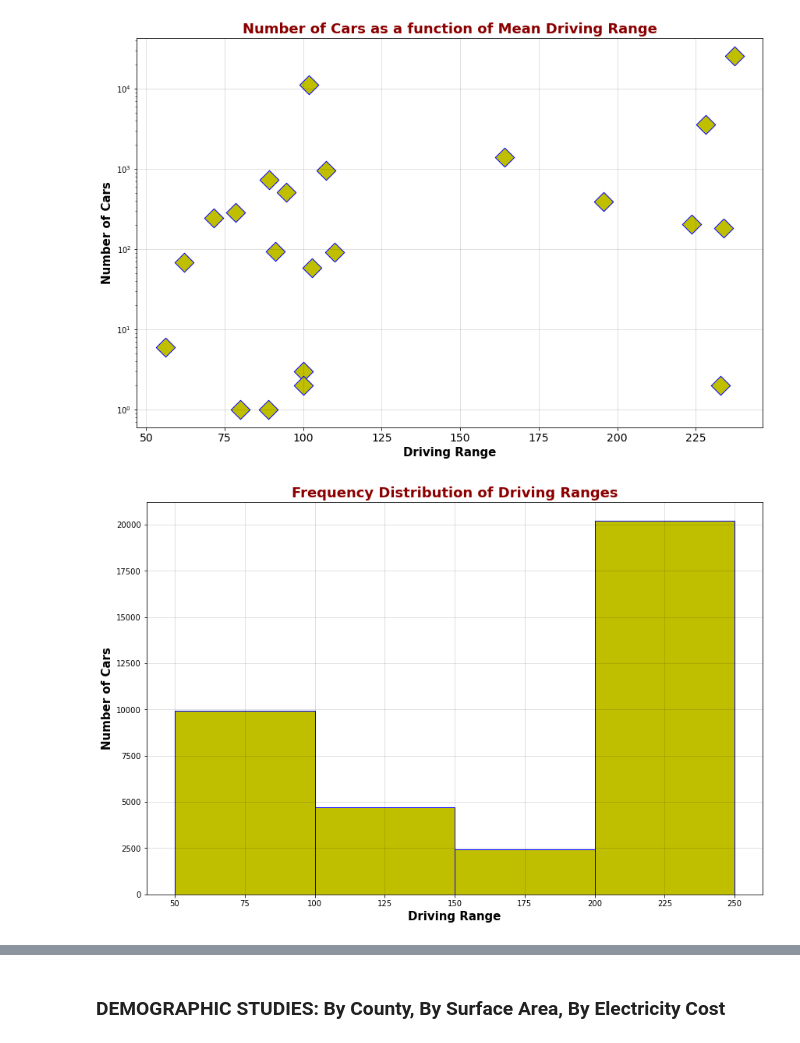
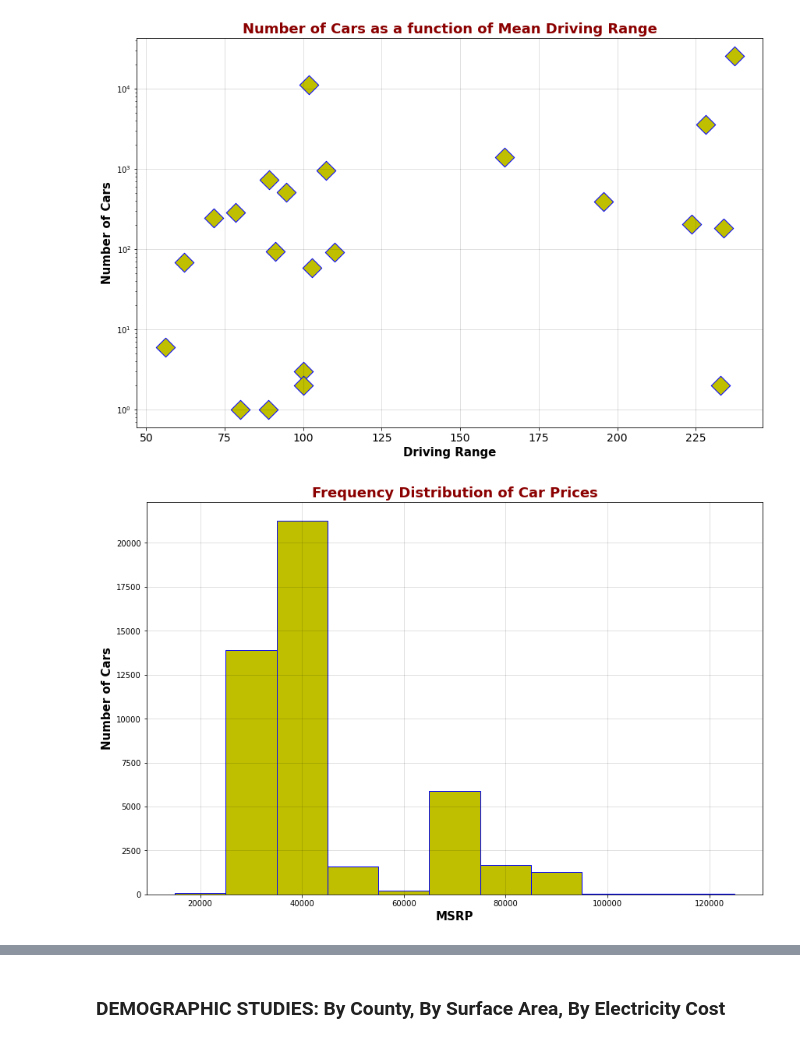
Before and after one commit to fbarillas08/Electric-Vehicles-in-WashingtonState, a Jupyter notebook: Project1_EV_WashingtonState.ipynb, the cells around one changed output, grey strips where cells are left out. Drawn from its saved outputs; the diff is of its cells as text; code cells hidden in the pictures.

Commit message:
Add files via upload
Uploading Latest Vehicle Code and Charts in Notebook

```diff
--- a/Project1_EV_WashingtonState.ipynb
+++ b/Project1_EV_WashingtonState.ipynb
@@ -317,21 +336,21 @@ plt.tight_layout(pad=0.8, w_pad=1.4, h_pad=1.0)
 # %% [output]
 [figure]
 # %%
-## Frequency Distribution of Driving Range
+## Frequency Distribution of Car Prices (MSRP)
 
-ranges = BEV_df['Electric_Range']
-bins = [50,100,150,200,250]
+prices = BEV_df['Base_MSRP']
+bins = [15000, 25000, 35000,45000,55000,65000,75000,85000,95000,105000,115000,125000]
 
 fig3 = plt.figure(figsize =(12,8))
 
-plt.title("Frequency Distribution of Driving Ranges", fontsize = 18, fontweight ='bold', color='darkred')
-plt.xlabel("Driving Range", fontsize = 15, fontweight ='bold')
+plt.title("Frequency Distribution of Car Prices", fontsize = 18, fontweight ='bold', color='darkred')
+plt.xlabel("MSRP", fontsize = 15, fontweight ='bold')
 plt.ylabel("Number of Cars", fontsize = 15, fontweight ='bold')
 
-plt.hist(ranges, bins=bins, edgecolor = 'b', facecolor = 'y')
+plt.hist(prices, bins=bins, edgecolor = 'b', facecolor = 'y')
 
 plt.grid(color='k', alpha = 0.15)
 
 plt.tight_layout(pad=0.8, w_pad=1.4, h_pad=1.0)
 # %% [output]
-[figure, old version]
+[figure, new version]
```
Also changed, not shown: parts of 30 cells of this notebook.
